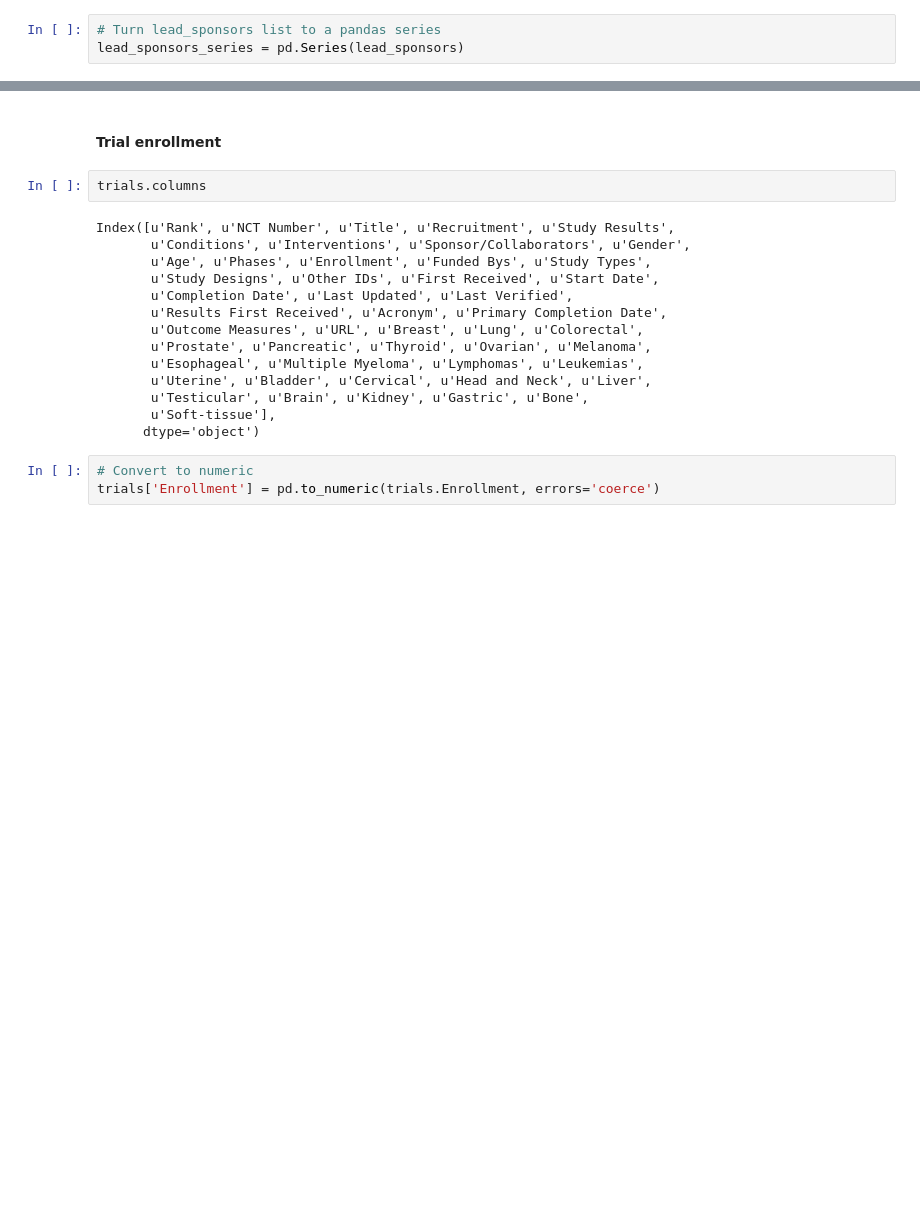
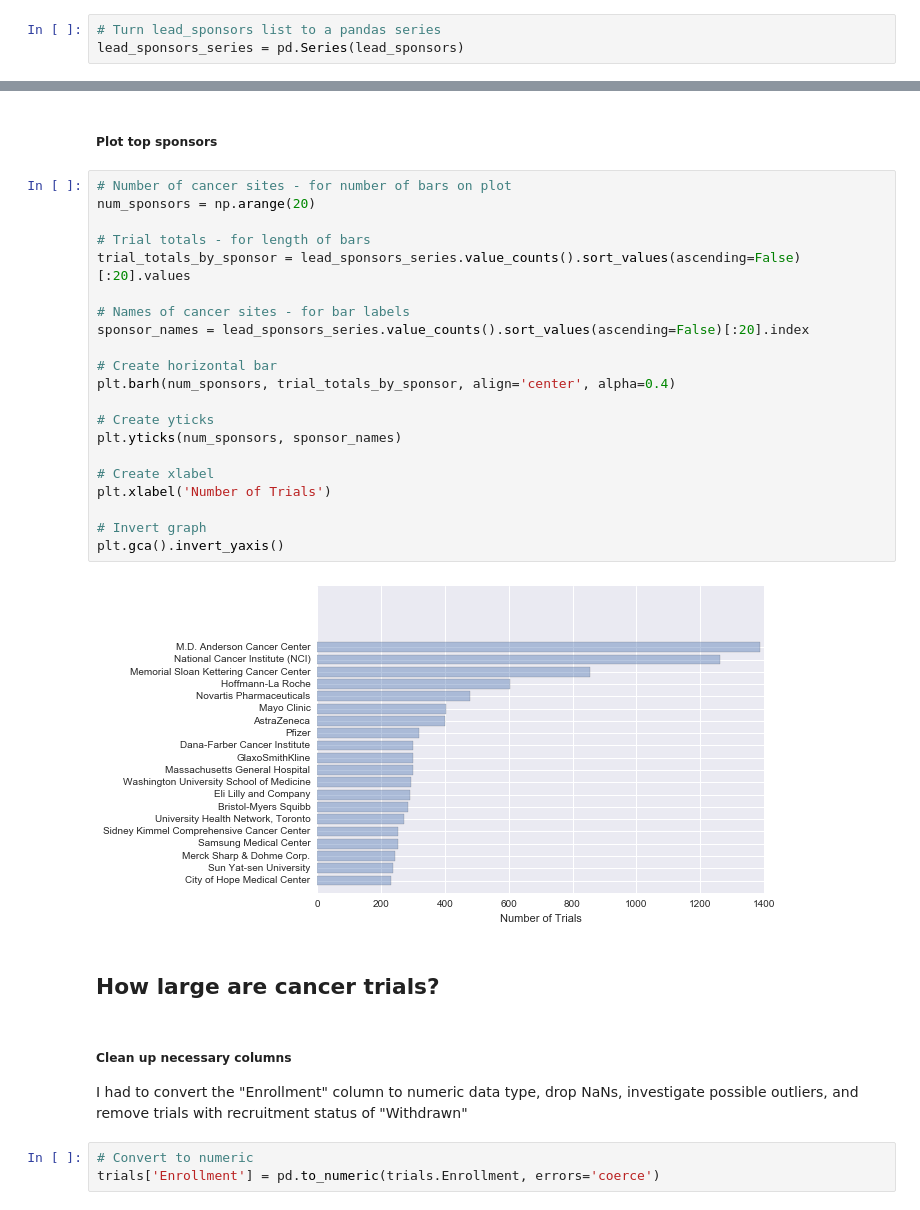
Before and after one commit to michaelshea88/Clinical-Trials, a Jupyter notebook: eda.ipynb, the cells around one changed output, grey strips where cells are left out. Saved outputs shown, nothing was run; the diff lists cells and outputs as text; blank space fills up the shorter version.

```diff
--- a/eda.ipynb
+++ b/eda.ipynb
@@ -160,22 +156,34 @@ UNC Lineberger Comprehensive Cancer Center                   131
 dtype: int64
-# %% [markdown]
-#### Trial enrollment
-# %%
-trials.columns
-# %% [output]
-Index([u'Rank', u'NCT Number', u'Title', u'Recruitment', u'Study Results',
-       u'Conditions', u'Interventions', u'Sponsor/Collaborators', u'Gender',
-       u'Age', u'Phases', u'Enrollment', u'Funded Bys', u'Study Types',
-       u'Study Designs', u'Other IDs', u'First Received', u'Start Date',
-       u'Completion Date', u'Last Updated', u'Last Verified',
-       u'Results First Received', u'Acronym', u'Primary Completion Date',
-       u'Outcome Measures', u'URL', u'Breast', u'Lung', u'Colorectal',
-       u'Prostate', u'Pancreatic', u'Thyroid', u'Ovarian', u'Melanoma',
-       u'Esophageal', u'Multiple Myeloma', u'Lymphomas', u'Leukemias',
-       u'Uterine', u'Bladder', u'Cervical', u'Head and Neck', u'Liver',
-       u'Testicular', u'Brain', u'Kidney', u'Gastric', u'Bone',
-       u'Soft-tissue'],
-      dtype='object')
+# %% [markdown]
+##### Plot top sponsors
+# %%
+# Number of cancer sites - for number of bars on plot
+num_sponsors = np.arange(20)
+
+# Trial totals - for length of bars
+trial_totals_by_sponsor = lead_sponsors_series.value_counts().sort_values(ascending=False)[:20].values
+
+# Names of cancer sites - for bar labels
+sponsor_names = lead_sponsors_series.value_counts().sort_values(ascending=False)[:20].index
+
+# Create horizontal bar
+plt.barh(num_sponsors, trial_totals_by_sponsor, align='center', alpha=0.4)
+
+# Create yticks
+plt.yticks(num_sponsors, sponsor_names)
+
+# Create xlabel
+plt.xlabel('Number of Trials')
+
+# Invert graph
+plt.gca().invert_yaxis()
+# %% [output]
+[figure, added]
+# %% [markdown]
+## How large are cancer trials?
+# %% [markdown]
+##### Clean up necessary columns
+I had to convert the "Enrollment" column to numeric data type, drop NaNs, investigate possible outliers, and remove trials with recruitment status of "Withdrawn"
 # %%
 # Convert to numeric
 trials['Enrollment'] = pd.to_numeric(trials.Enrollment, errors='coerce')
```
Also changed, not shown: parts of 33 cells of this notebook.
